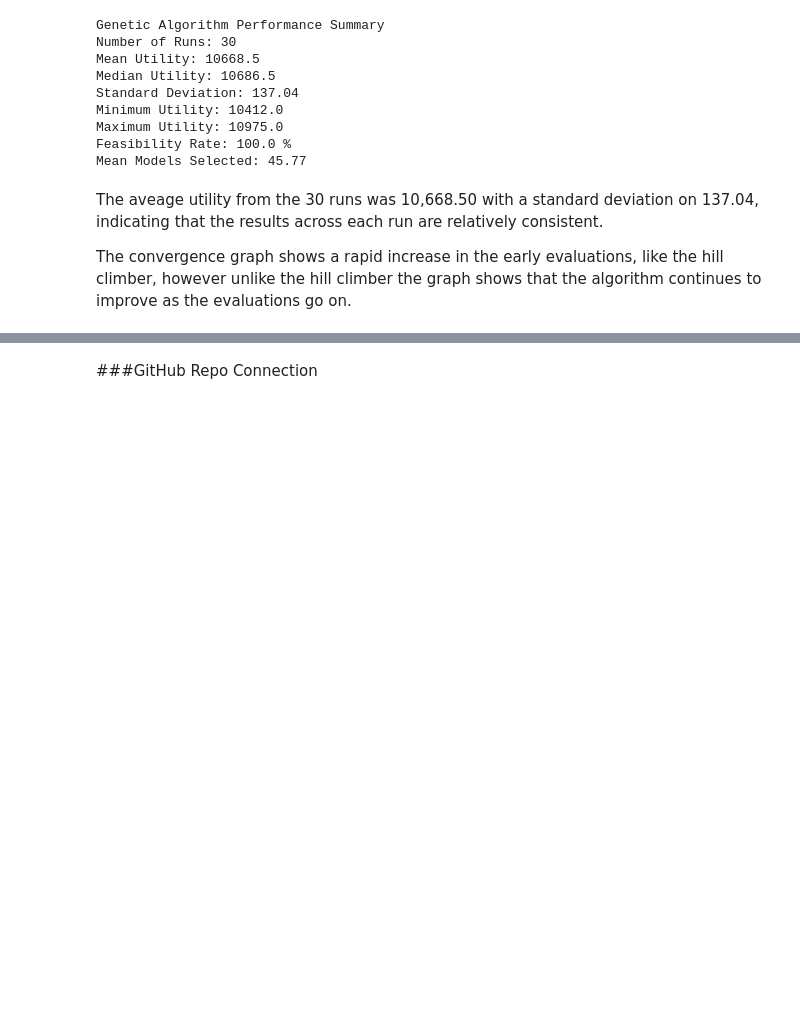
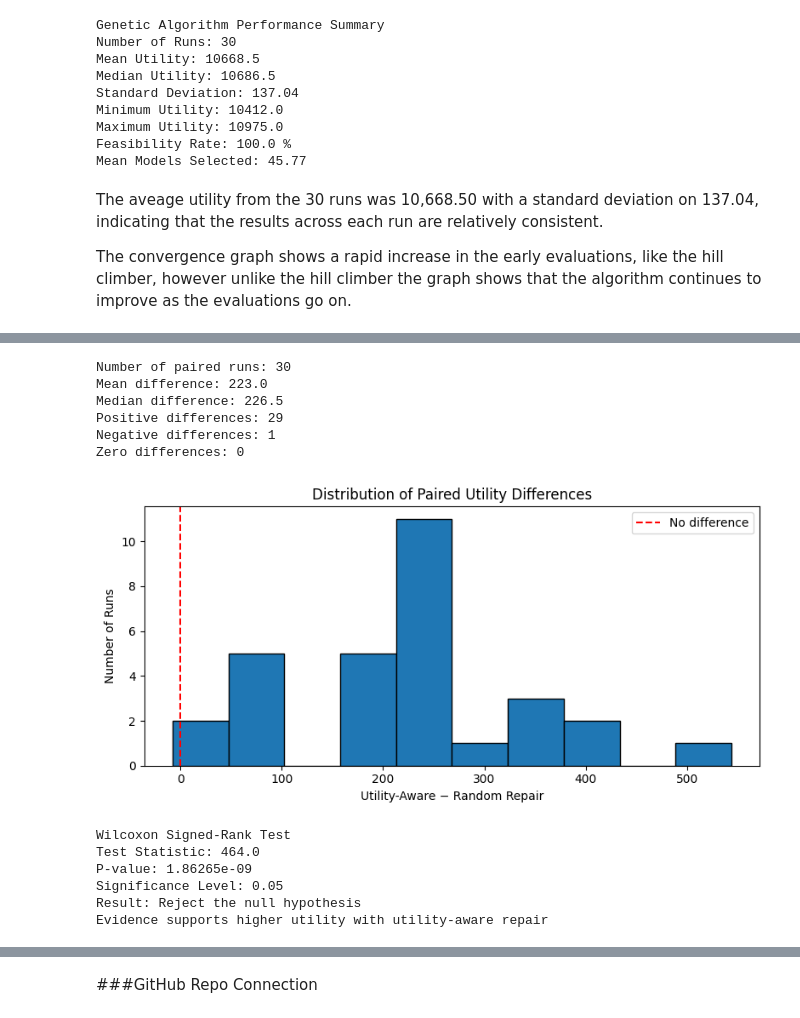
Before and after one commit to ham00496-sketch/CSCU9YE-assignment, a Jupyter notebook: CSCU9YE_Assignment.ipynb, the cells around one changed output, grey strips where cells are left out. Cells and saved outputs as stored; diff of their text form; code cells hidden in the pictures; blank space fills up the shorter version.

```diff
--- a/CSCU9YE_Assignment.ipynb
+++ b/CSCU9YE_Assignment.ipynb
@@ -1395,0 +1756,75 @@ The convergence graph shows a rapid increase in the early evaluations, like the
+# %%
+paired_results = comparison_df.pivot(
+    index="Run",
+    columns="Algorithm",
+    values="Best Utility"
+).sort_index()
+
+paired_results["Difference"] = (
+    paired_results["Utility-Aware Repair"]
+    - paired_results["Random Repair"]
+)
+
+#display(paired_results)
+# %%
+differences = paired_results["Difference"]
+
+print("Number of paired runs:", len(differences))
+print("Mean difference:", round(differences.mean(), 2))
+print("Median difference:", round(differences.median(), 2))
+print("Positive differences:", (differences > 0).sum())
+print("Negative differences:", (differences < 0).sum())
+print("Zero differences:", (differences == 0).sum())
+
+fig, ax = plt.subplots(figsize=(8, 4))
+
+ax.hist(differences, bins=10, edgecolor="black")
+ax.axvline(0, color="red", linestyle="--", label="No difference")
+
+ax.set(
+    title="Distribution of Paired Utility Differences",
+    xlabel="Utility-Aware − Random Repair",
+    ylabel="Number of Runs"
+)
+
+ax.legend()
+plt.tight_layout()
+plt.show()
+# %% [output]
+Number of paired runs: 30
+Mean difference: 223.0
+Median difference: 226.5
+Positive differences: 29
+Negative differences: 1
+Zero differences: 0
+[figure, added]
+# %%
+from scipy.stats import wilcoxon
+
+# Paired differences calculated previously
+differences = paired_results["Difference"]
+
+# One-sided Wilcoxon signed-rank test
+statistic, p_value = wilcoxon(
+    differences,
+    alternative="greater"
+)
+
+print("Wilcoxon Signed-Rank Test")
+print(f"Test Statistic: {statistic}")
+print(f"P-value: {p_value:.6g}")
+print("Significance Level: 0.05")
+
+if p_value < 0.05:
+    print("Result: Reject the null hypothesis")
+    print("Evidence supports higher utility with utility-aware repair")
+else:
+    print("Result: Fail to reject the null hypothesis")
+    print("Insufficient evidence that utility-aware repair performs better")
+# %% [output]
+Wilcoxon Signed-Rank Test
+Test Statistic: 464.0
+P-value: 1.86265e-09
+Significance Level: 0.05
+Result: Reject the null hypothesis
+Evidence supports higher utility with utility-aware repair
```
Also changed, not shown: parts of 26 cells of this notebook.
